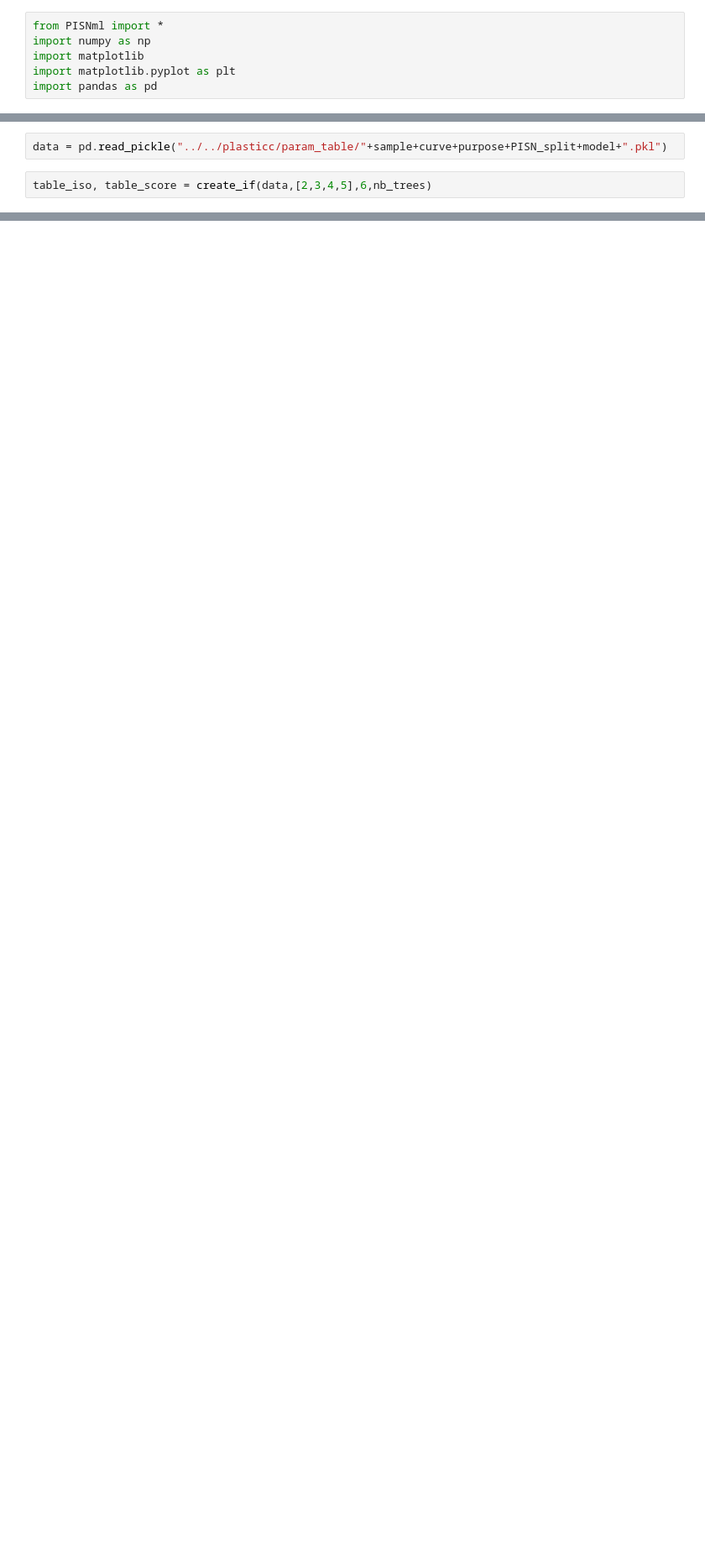
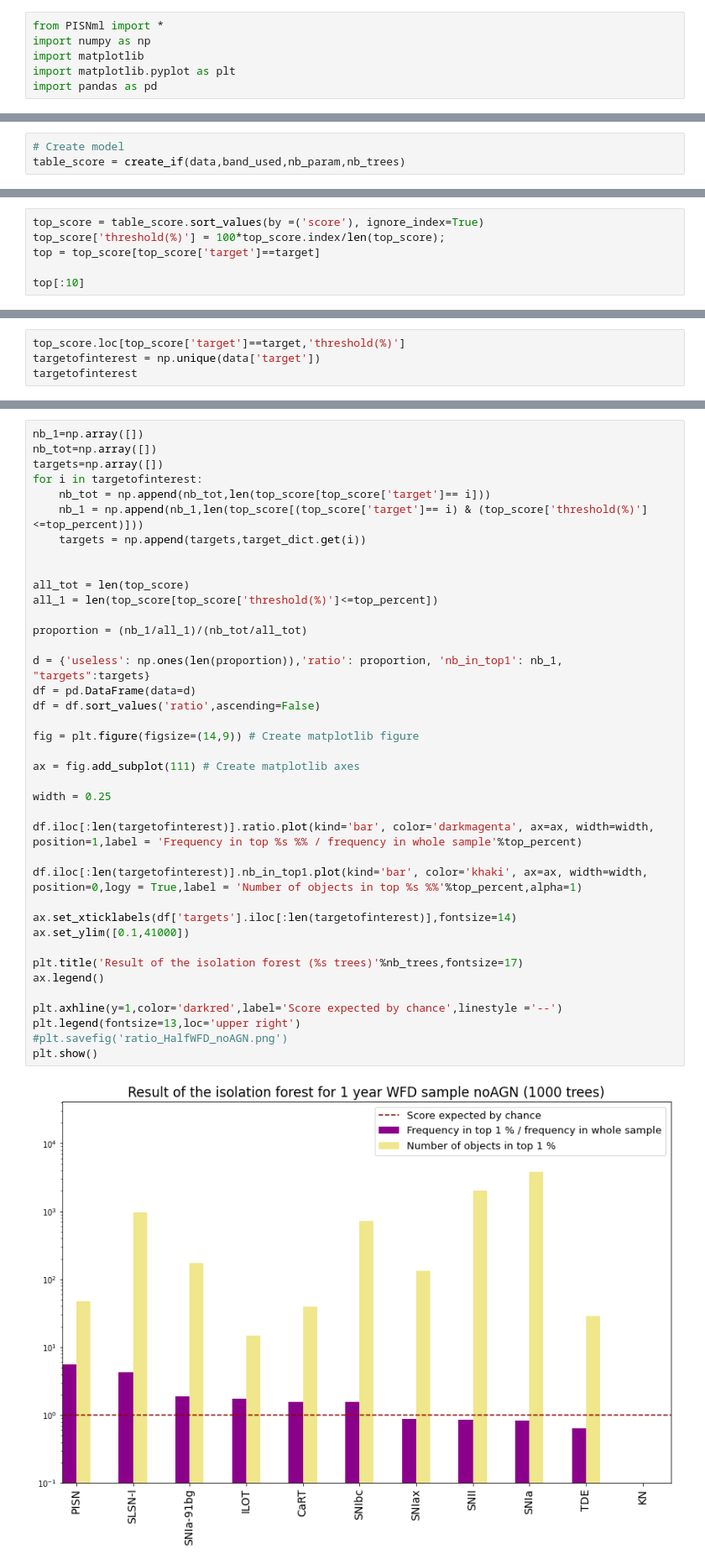
Before and after one commit to erusseil/PISN-classification, a Jupyter notebook: MachineLearning/Isolation forest.ipynb, the cells around one changed output, grey strips where cells are left out. Shown at 84% size. Drawn from its saved outputs; the diff is of its cells as text; blank space fills up the shorter version.

```diff
--- a/MachineLearning/Isolation forest.ipynb
+++ b/MachineLearning/Isolation forest.ipynb
@@ -21,4 +39,3 @@ purpose = 'test'
-# %%
-data = pd.read_pickle("../../plasticc/param_table/"+sample+curve+purpose+PISN_split+model+".pkl")
 # %%
-table_iso, table_score = create_if(data,[2,3,4,5],6,nb_trees)
+# Create model
+table_score = create_if(data,band_used,nb_param,nb_trees)
@@ -45,0 +49,6 @@ table_iso
+# %%
+top_score = table_score.sort_values(by =('score'), ignore_index=True)
+top_score['threshold(%)'] = 100*top_score.index/len(top_score);
+top = top_score[top_score['target']==target]
+
+top[:10]
@@ -45,0 +66,4 @@ table_iso
+# %%
+top_score.loc[top_score['target']==target,'threshold(%)']
+targetofinterest = np.unique(data['target'])
+targetofinterest
@@ -46 +104,42 @@ table_iso
+# %%
+nb_1=np.array([])
+nb_tot=np.array([])
+targets=np.array([])
+for i in targetofinterest:
+    nb_tot = np.append(nb_tot,len(top_score[top_score['target']== i]))
+    nb_1 = np.append(nb_1,len(top_score[(top_score['target']== i) & (top_score['threshold(%)']<=top_percent)]))
+    targets = np.append(targets,target_dict.get(i))
+
+
+all_tot = len(top_score)
+all_1 = len(top_score[top_score['threshold(%)']<=top_percent])
+
+proportion = (nb_1/all_1)/(nb_tot/all_tot)
+
+d = {'useless': np.ones(len(proportion)),'ratio': proportion, 'nb_in_top1': nb_1, "targets":targets}
+df = pd.DataFrame(data=d)
+df = df.sort_values('ratio',ascending=False)
+
+fig = plt.figure(figsize=(14,9)) # Create matplotlib figure
+
+ax = fig.add_subplot(111) # Create matplotlib axes
+
+width = 0.25
+
+df.iloc[:len(targetofinterest)].ratio.plot(kind='bar', color='darkmagenta', ax=ax, width=width, position=1,label = 'Frequency in top %s %% / frequency in whole sample'%top_percent)
+
+df.iloc[:len(targetofinterest)].nb_in_top1.plot(kind='bar', color='khaki', ax=ax, width=width, position=0,logy = True,label = 'Number of objects in top %s %%'%top_percent,alpha=1)
+
+ax.set_xticklabels(df['targets'].iloc[:len(targetofinterest)],fontsize=14)
+ax.set_ylim([0.1,41000])
+
+plt.title('Result of the isolation forest (%s trees)'%nb_trees,fontsize=17)
+ax.legend()
+
+plt.axhline(y=1,color='darkred',label='Score expected by chance',linestyle ='--')
+plt.legend(fontsize=13,loc='upper right')
+#plt.savefig('ratio_HalfWFD_noAGN.png')
+plt.show()
+# %% [output]
+[figure, added]
 # %%
```
Also changed, not shown: parts of 10 cells of this notebook.
